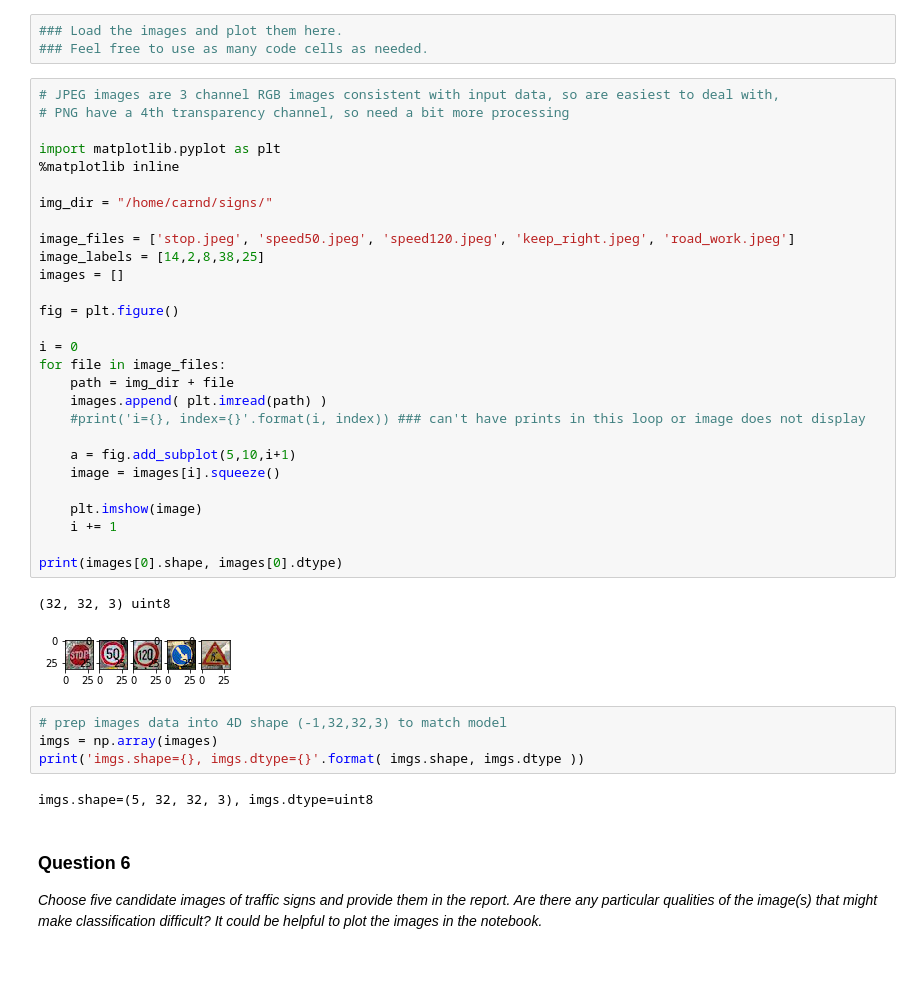
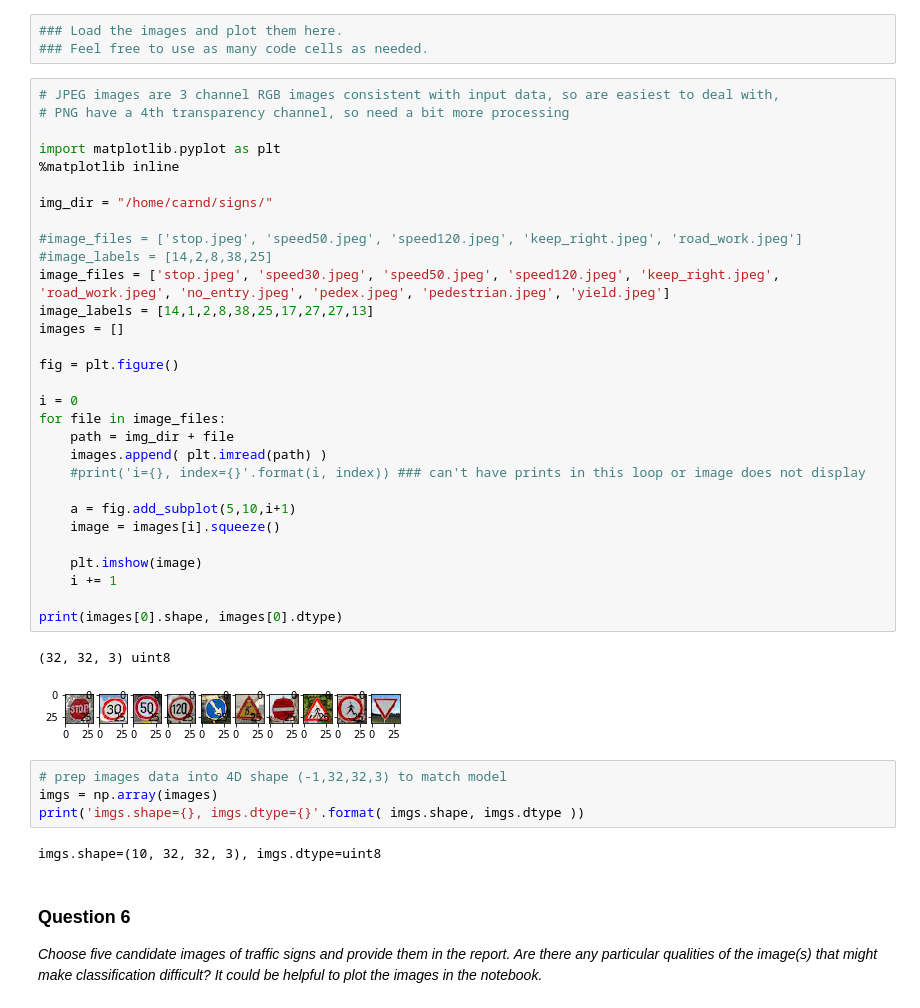
Before and after one commit to tsenying/CarND-Traffic-Sign-Classifier-Project, a Jupyter notebook: Traffic_Sign_Classifier.ipynb, the cells around one changed output. Drawn from its saved outputs; the diff is of its cells as text; blank space fills up the shorter version.

```diff
--- a/Traffic_Sign_Classifier.ipynb
+++ b/Traffic_Sign_Classifier.ipynb
@@ -594,40 +608,42 @@ Use the code cell (or multiple code cells, if necessary) to implement the first
 # %%
 # JPEG images are 3 channel RGB images consistent with input data, so are easiest to deal with,
 # PNG have a 4th transparency channel, so need a bit more processing
 
 import matplotlib.pyplot as plt
 %matplotlib inline
 
 img_dir = "/home/carnd/signs/"
 
-image_files = ['stop.jpeg', 'speed50.jpeg', 'speed120.jpeg', 'keep_right.jpeg', 'road_work.jpeg']
-image_labels = [14,2,8,38,25]
+#image_files = ['stop.jpeg', 'speed50.jpeg', 'speed120.jpeg', 'keep_right.jpeg', 'road_work.jpeg']
+#image_labels = [14,2,8,38,25]
+image_files = ['stop.jpeg', 'speed30.jpeg', 'speed50.jpeg', 'speed120.jpeg', 'keep_right.jpeg', 'road_work.jpeg', 'no_entry.jpeg', 'pedex.jpeg', 'pedestrian.jpeg', 'yield.jpeg']
+image_labels = [14,1,2,8,38,25,17,27,27,13]
 images = []
 
 fig = plt.figure()
 
 i = 0
 for file in image_files:
     path = img_dir + file
     images.append( plt.imread(path) )
     #print('i={}, index={}'.format(i, index)) ### can't have prints in this loop or image does not display
 
     a = fig.add_subplot(5,10,i+1)
     image = images[i].squeeze()
 
     plt.imshow(image)
     i += 1
 
 print(images[0].shape, images[0].dtype)
 # %% [output]
 (32, 32, 3) uint8
-[figure, old version]
+[figure, new version]
 # %%
 # prep images data into 4D shape (-1,32,32,3) to match model
 imgs = np.array(images)
 print('imgs.shape={}, imgs.dtype={}'.format( imgs.shape, imgs.dtype ))
 # %% [output]
-imgs.shape=(5, 32, 32, 3), imgs.dtype=uint8
+imgs.shape=(10, 32, 32, 3), imgs.dtype=uint8
 # %% [markdown]
 ### Question 6
 
```
Also changed, not shown: parts of 10 cells of this notebook.
